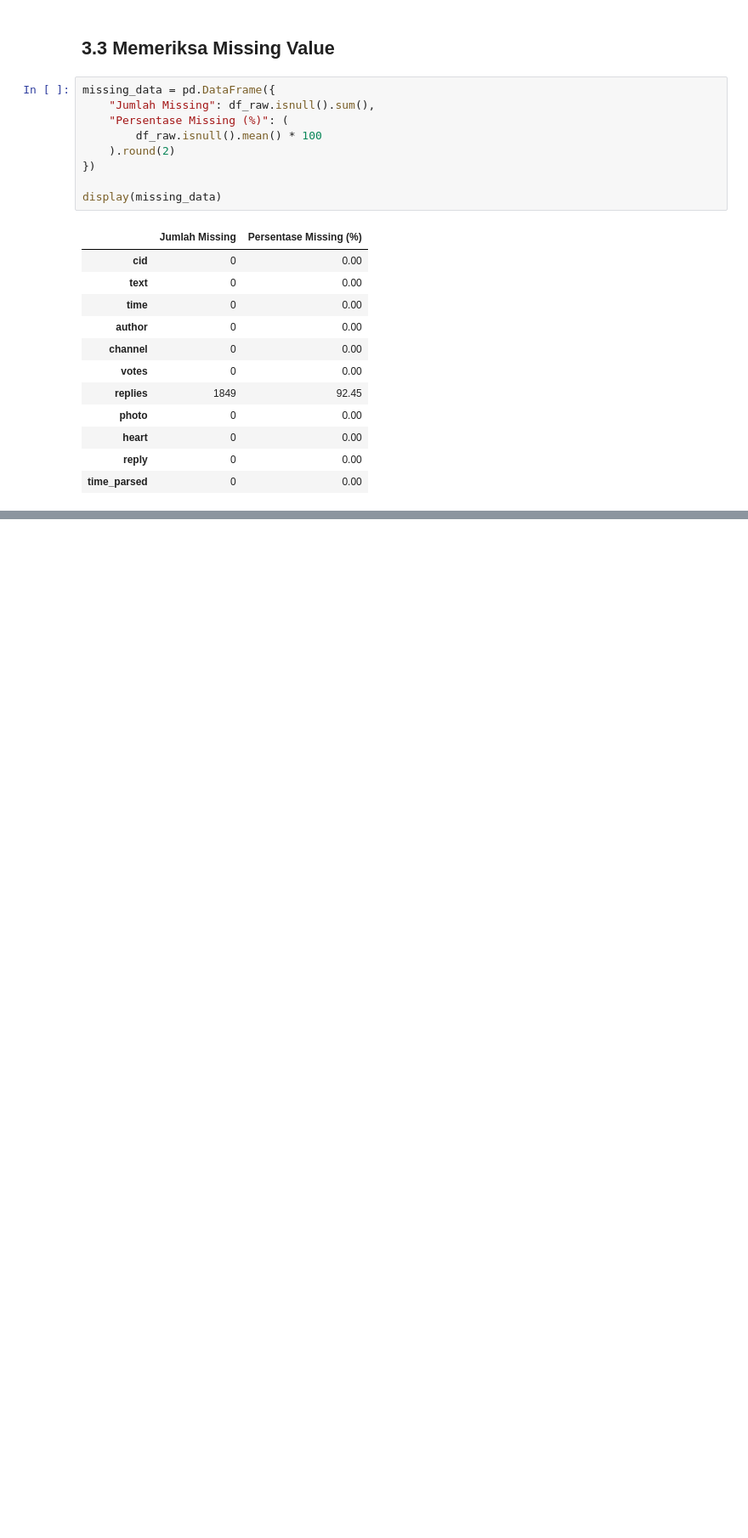
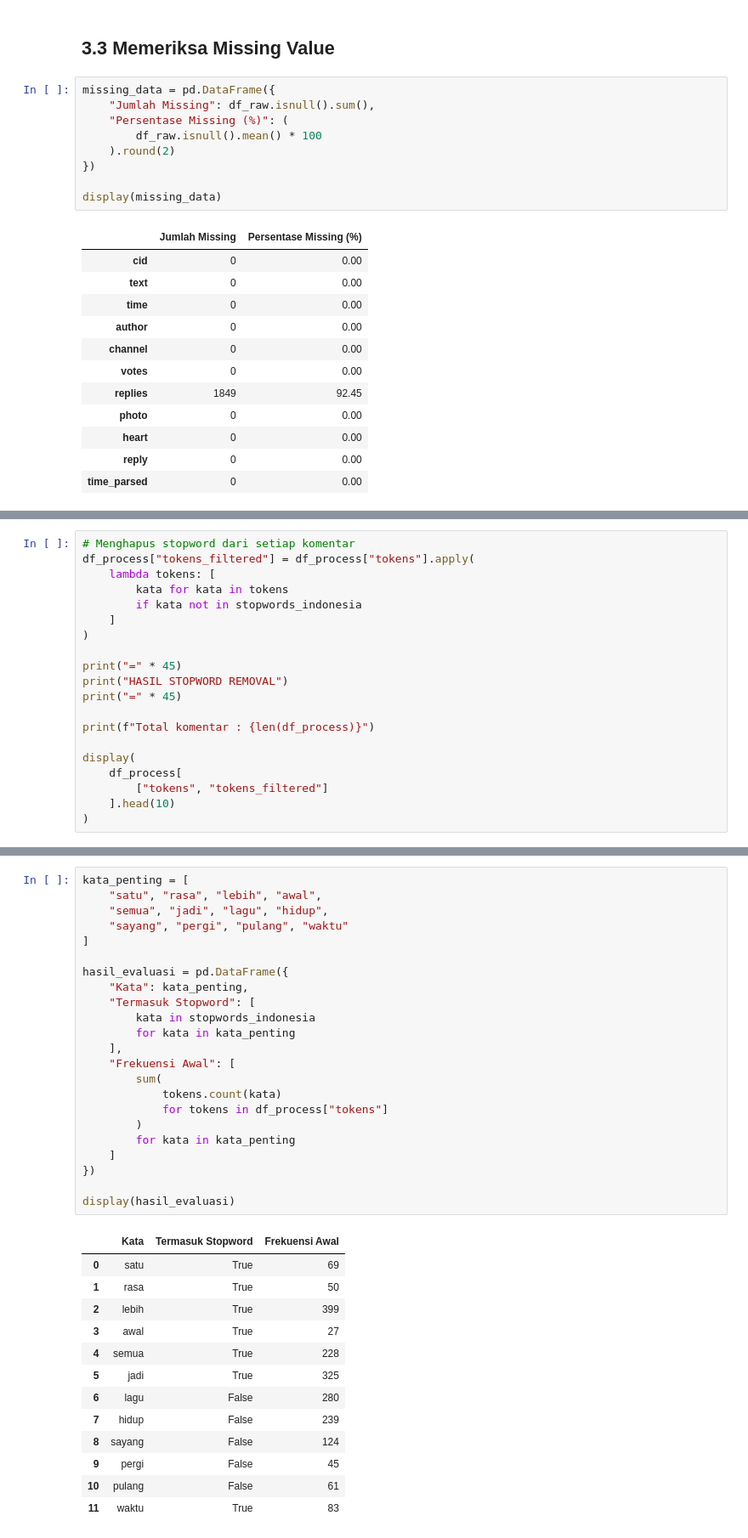
Before and after one commit to nikamushi/nina-text-mining, a Jupyter notebook: notebooks/analisis_nina.ipynb, the cells around one changed output, grey strips where cells are left out. Shown at 85% size. Saved outputs shown, nothing was run; the diff lists cells and outputs as text; blank space fills up the shorter version.

```diff
--- a/notebooks/analisis_nina.ipynb
+++ b/notebooks/analisis_nina.ipynb
@@ -268,0 +1180,20 @@ display(missing_data)
+# %%
+# Menghapus stopword dari setiap komentar
+df_process["tokens_filtered"] = df_process["tokens"].apply(
+    lambda tokens: [
+        kata for kata in tokens
+        if kata not in stopwords_indonesia
+    ]
+)
+
+print("=" * 45)
+print("HASIL STOPWORD REMOVAL")
+print("=" * 45)
+
+print(f"Total komentar : {len(df_process)}")
+
+display(
+    df_process[
+        ["tokens", "tokens_filtered"]
+    ].head(10)
+)
@@ -268,0 +1284,37 @@ display(missing_data)
+# %%
+kata_penting = [
+    "satu", "rasa", "lebih", "awal",
+    "semua", "jadi", "lagu", "hidup",
+    "sayang", "pergi", "pulang", "waktu"
+]
+
+hasil_evaluasi = pd.DataFrame({
+    "Kata": kata_penting,
+    "Termasuk Stopword": [
+        kata in stopwords_indonesia
+        for kata in kata_penting
+    ],
+    "Frekuensi Awal": [
+        sum(
+            tokens.count(kata)
+            for tokens in df_process["tokens"]
+        )
+        for kata in kata_penting
+    ]
+})
+
+display(hasil_evaluasi)
+# %% [output]
+|  | Kata | Termasuk Stopword | Frekuensi Awal |
+| 0 | satu | True | 69 |
+| 1 | rasa | True | 50 |
+| 2 | lebih | True | 399 |
+| 3 | awal | True | 27 |
+| 4 | semua | True | 228 |
+| 5 | jadi | True | 325 |
+| 6 | lagu | False | 280 |
+| 7 | hidup | False | 239 |
+| 8 | sayang | False | 124 |
+| 9 | pergi | False | 45 |
+| 10 | pulang | False | 61 |
+| 11 | waktu | True | 83 |
```
Also changed, not shown: parts of 92 cells of this notebook, 1 other file.
